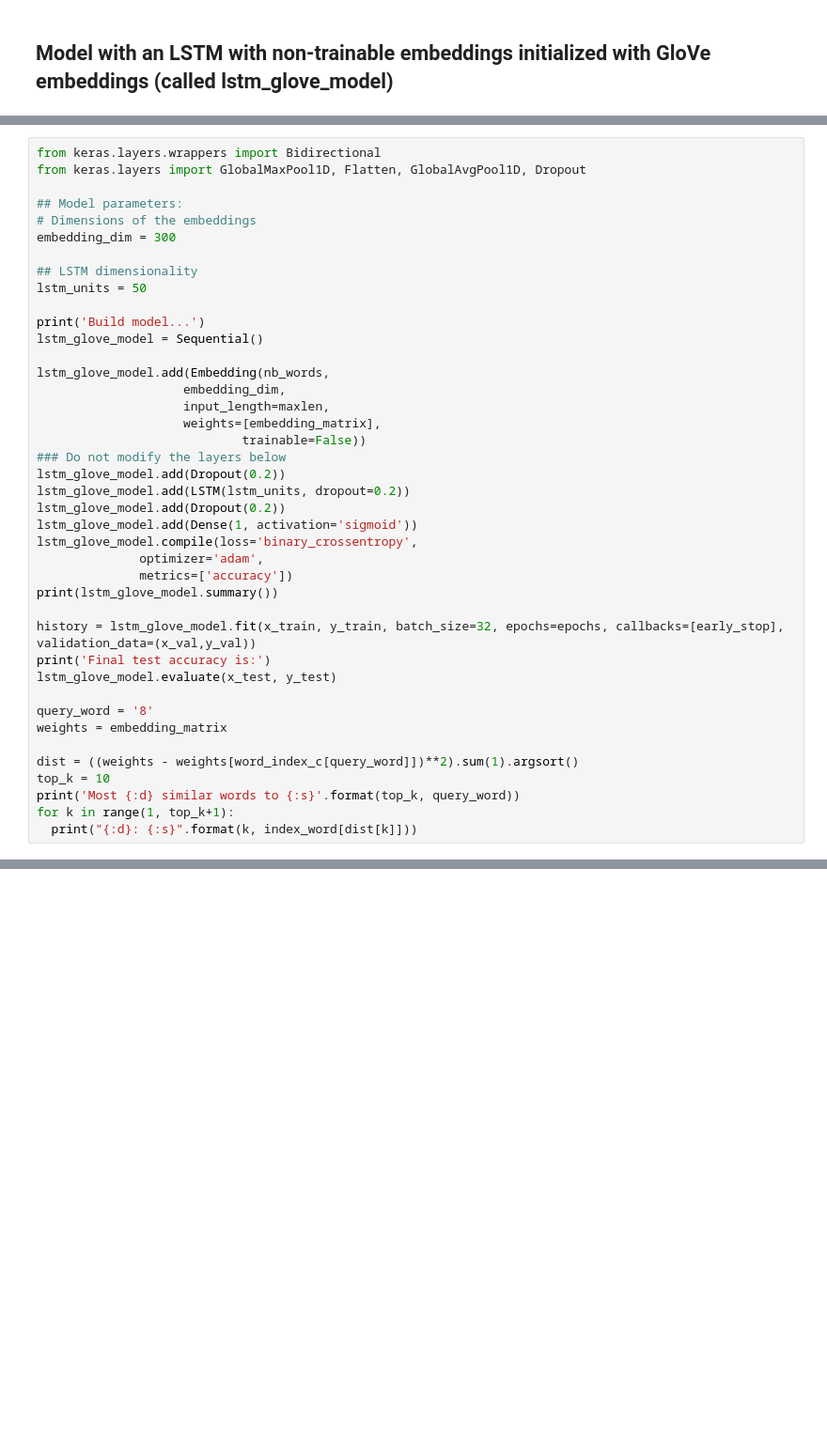
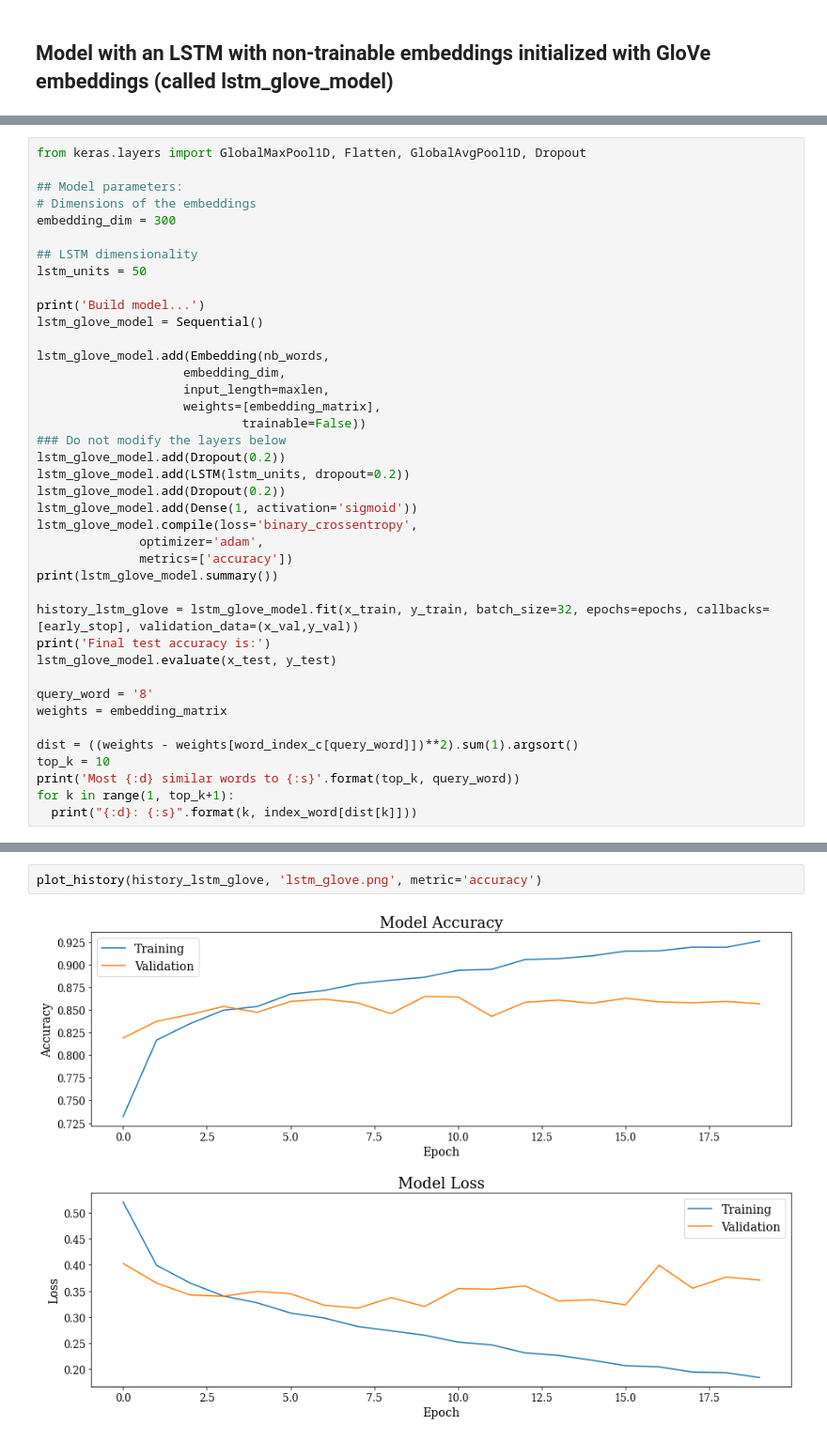
Before and after one commit to limited-fion/deep-learning-cw, a Jupyter notebook: 05_cw.ipynb, the cells around one changed output, grey strips where cells are left out. Shown at 94% size. Saved outputs shown, nothing was run; the diff lists cells and outputs as text; blank space fills up the shorter version.

```diff
--- a/05_cw.ipynb
+++ b/05_cw.ipynb
@@ -1514,5 +1439,4 @@ for word, i in word_index_c.items():
 # %%
-from keras.layers.wrappers import Bidirectional
 from keras.layers import GlobalMaxPool1D, Flatten, GlobalAvgPool1D, Dropout
 
 ## Model parameters:
@@ -1540,7 +1464,7 @@ lstm_glove_model.compile(loss='binary_crossentropy',
               metrics=['accuracy'])
 print(lstm_glove_model.summary())
 
-history = lstm_glove_model.fit(x_train, y_train, batch_size=32, epochs=epochs, callbacks=[early_stop], validation_data=(x_val,y_val))
+history_lstm_glove = lstm_glove_model.fit(x_train, y_train, batch_size=32, epochs=epochs, callbacks=[early_stop], validation_data=(x_val,y_val))
 print('Final test accuracy is:')
 lstm_glove_model.evaluate(x_test, y_test)
 
@@ -1554,0 +1517,4 @@ for k in range(1, top_k+1):
+# %%
+plot_history(history_lstm_glove, 'lstm_glove.png', metric='accuracy')
+# %% [output]
+[figure, added]
```
Also changed, not shown: parts of 29 cells of this notebook.
